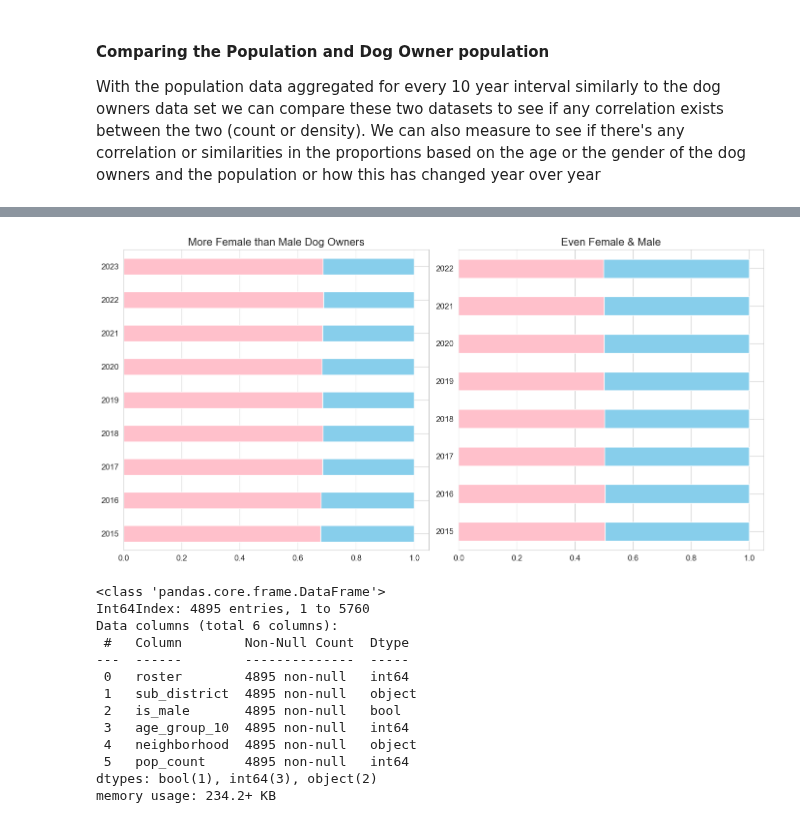
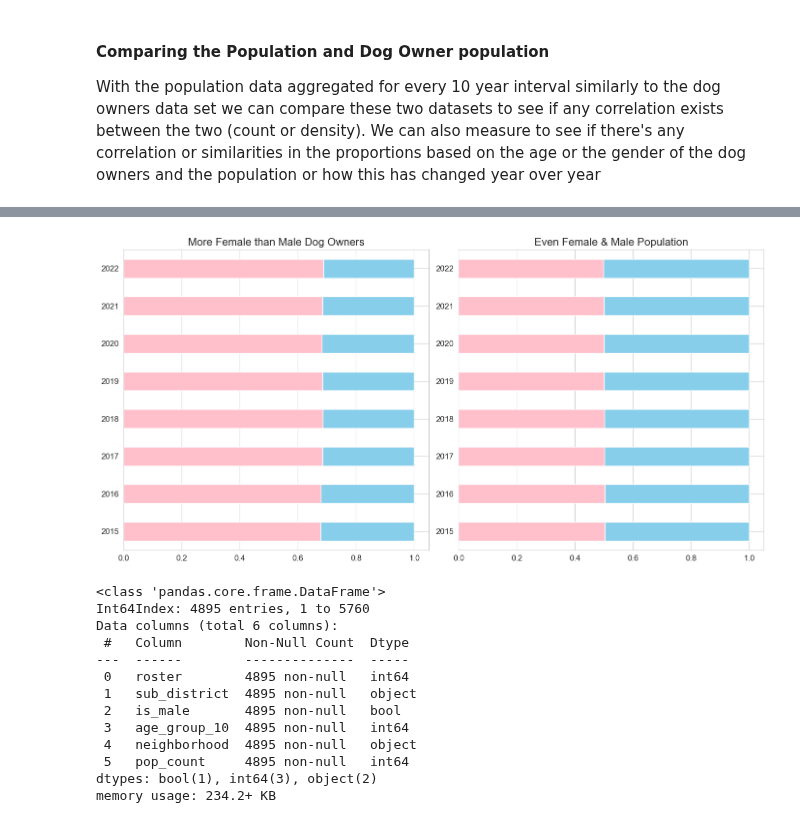
Before and after one commit to jonnross88/Springboard, a Jupyter notebook: u20_data_storytelling/zurich.ipynb, the cells around one changed output, grey strips where cells are left out. Cells and saved outputs as stored; diff of their text form; code cells hidden in the pictures.

```diff
--- a/u20_data_storytelling/zurich.ipynb
+++ b/u20_data_storytelling/zurich.ipynb
@@ -790,4 +791,4 @@ dog_data["age_group_10"] = dog_data["age_group_10"].fillna(
     )
 )
 
-dog_data["age_group_10"] = dog_data["age_group_10"].fillna(-1)
+dog_data["age_group_10"] = dog_data["age_group_10"].fillna(-1).astype(int)
@@ -1436,10 +1534,10 @@ roster
 Name: pop_count, dtype: int64
 # %%
 # Get the unique age groups from the dog data
-dog_age_groups = dog_data.age_group_10.unique()
+dog_age_groups = filtered_dog_data.age_group_10.unique()
 
 # Filter the population data to only include these age groups
-pop_data_filtered = pop_data_agg[pop_data_agg.age_group_10.isin(
+pop_data_filtered = pop_gender_agg[pop_gender_agg.age_group_10.isin(
     dog_age_groups)]
 pop_data_filtered.sample(5)
 # %% [output]
@@ -1452,12 +1550,13 @@ pop_data_filtered.sample(5)
 # %%
 # Do a aggregation of the pop data on the roster level and on the is_male level and sum the population count
-pop_data_agg = (
+pop_gender_agg = (
     pop_data_filtered.groupby(["roster", "is_male"])[
         "pop_count"].sum().unstack()
 )
 
 # Normalize the population count to calculate the percentage portion
-pop_data_agg_normalized = pop_data_agg.div(pop_data_agg.sum(axis=1), axis=0)
+pop_data_agg_normalized = pop_gender_agg.div(
+    pop_gender_agg.sum(axis=1), axis=0)
 
 pop_data_agg_normalized.round(3)
 # %% [output]
@@ -1560,27 +1678,34 @@ With the population data aggregated for every 10 year interval similarly to the
 # %%
 # Compare the gender of the dog Owners for each year
-# get the count of the dog owners for each year
-# divide the count by the is_male column
-dog_owner_agg = (
-    dog_data.groupby(
+dog_owner_gender_agg = (
+    filtered_dog_data.groupby(
         ["roster", "is_male_owner"],
     )["owner_id"]
     .nunique()
     .unstack()
 )
-# normalize the count by the total count
-dog_owner_agg_normalized = dog_owner_agg.div(dog_owner_agg.sum(axis=1), axis=0)
+# normalize the count by the total dog_owner count per roster
+dog_owner_gender_agg_normalized = dog_owner_gender_agg.div(
+    dog_owner_gender_agg.sum(axis=1), axis=0
+)
 # dog_owner_agg_normalized
 
-# Do a aggregated count by subdistrict and roster
-dog_data["sub_district"] = (
-    dog_data["sub_district"].astype(int).astype("string").str.zfill(3)
+# Do a aggregated count by subdistrict/neighborhood and roster
+filtered_dog_data["sub_district"] = (
+    filtered_dog_data["sub_district"].astype(int).astype("string").str.zfill(3)
 )
 dog_owner_subdistrict = (
-    dog_data.groupby(["roster", "sub_district"])[
-        "owner_id"].nunique().unstack()
+    filtered_dog_data.groupby(
+        [
+            "roster",
+            "sub_district",
+        ]
+    )["owner_id"]
+    .nunique()
+    .unstack()
 )
 # Normalized the count by the total count per roster
 dog_owner_subdistrict_normalized = dog_owner_subdistrict.div(
     dog_owner_subdistrict.sum(axis=1), axis=0
 )
+dog_owner_subdistrict_normalized
@@ -1716,37 +1892,37 @@ custom_palette = sns.color_palette(["pink", "skyblue"])
 fig, (ax1, ax2) = plt.subplots(1, 2, figsize=(14, 7))
 
 # Plot the first bar plot for dog owners
-dog_owner_agg_normalized.plot.barh(
+dog_owner_gender_agg_normalized.plot.barh(
     stacked=True,
     title="More Female than Male Dog Owners",
     ax=ax1,
     color=custom_palette,
     legend=False,
 )
 ax1.set(xlabel="", ylabel="")
 ax1.title.set_size(16)  # Increase title font size
 # Increase tick label size
 ax1.tick_params(axis="both", which="major", labelsize=12)
 
 # Plot the second bar plot for population
 pop_data_agg_normalized.plot.barh(
     stacked=True,
-    title="Even Female & Male",
+    title="Even Female & Male Population",
     ax=ax2,
     color=custom_palette,
     legend=False,
 )
 ax2.set(xlabel="", ylabel="")
 ax2.title.set_size(16)
 ax2.tick_params(axis="both", which="major", labelsize=12)
 
 # Improve the layout
 plt.tight_layout()
 
 # Show the plot
 plt.show()
 # %% [output]
-[figure, old version]
+[figure, new version]
 # %%
 pop_data_filtered.info()
 # %% [output]
```
Also changed, not shown: parts of 98 cells of this notebook, 2 other files.
